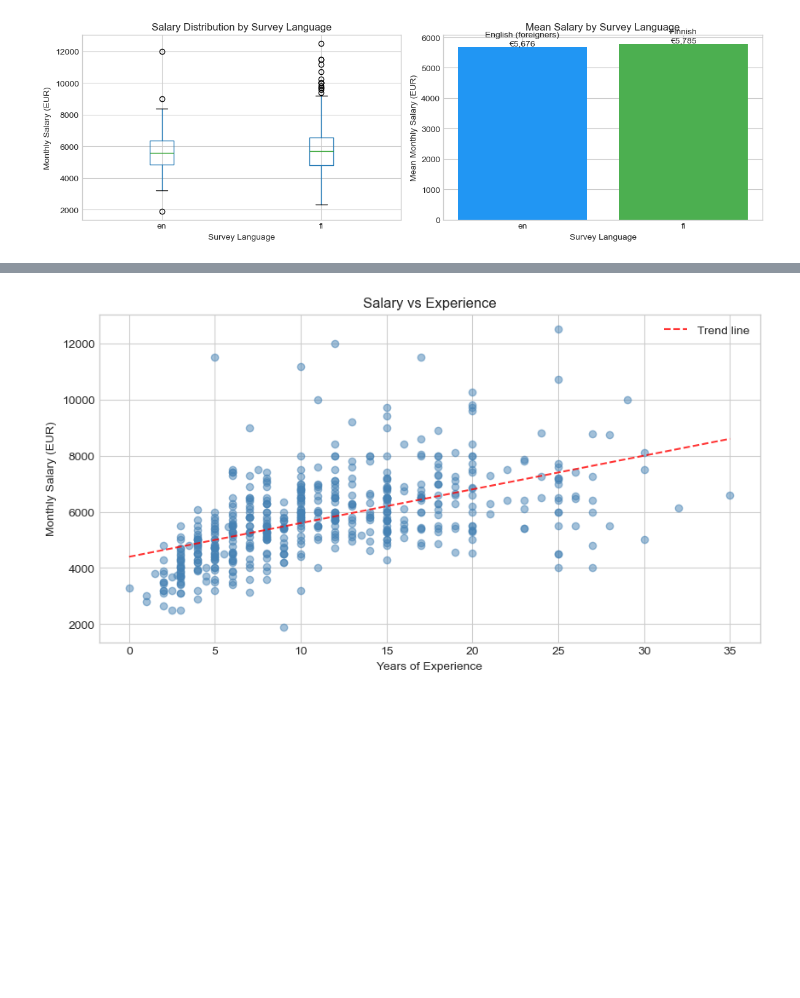
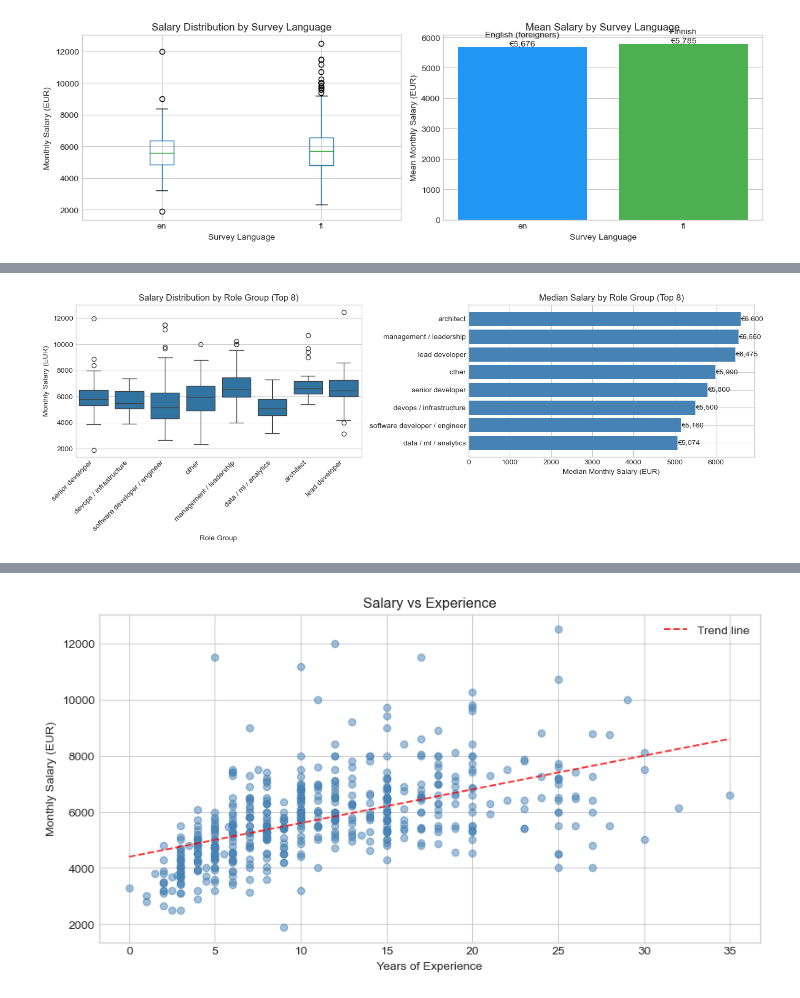
Before and after one commit to elarsaks/finnish-tech-salary-survey, a Jupyter notebook: data/finnish-tech-salary-survey-2024-ml-model.ipynb, the cells around one changed output, grey strips where cells are left out. Drawn from its saved outputs; the diff is of its cells as text; code cells hidden in the pictures; blank space fills up the shorter version.

```diff
--- a/data/finnish-tech-salary-survey-2024-ml-model.ipynb
+++ b/data/finnish-tech-salary-survey-2024-ml-model.ipynb
@@ -262,0 +273,26 @@ fi                 495       5785.0         5700.0   1499.0
+# %%
+# Salary by role group (top 8)
+top_roles = df['role_group'].value_counts().head(8).index
+df_role = df[df['role_group'].isin(top_roles)]
+
+fig, axes = plt.subplots(1, 2, figsize=(14, 5))
+
+# Box plot
+sns.boxplot(data=df_role, x='role_group', y='monthly_salary_eur', ax=axes[0])
+axes[0].set_title('Salary Distribution by Role Group (Top 8)')
+axes[0].set_xlabel('Role Group')
+axes[0].set_ylabel('Monthly Salary (EUR)')
+plt.setp(axes[0].get_xticklabels(), rotation=45, ha='right')
+
+# Median bar chart
+role_median = df_role.groupby('role_group')['monthly_salary_eur'].median().sort_values()
+axes[1].barh(role_median.index, role_median.values, color='steelblue')
+axes[1].set_title('Median Salary by Role Group (Top 8)')
+axes[1].set_xlabel('Median Monthly Salary (EUR)')
+for i, (role, val) in enumerate(role_median.items()):
+    axes[1].annotate(f"€{val:,.0f}", xy=(val, i), va='center', ha='left')
+
+plt.tight_layout()
+plt.show()
+# %% [output]
+[figure, added]
```
Also changed, not shown: parts of 3 cells of this notebook, 2 other files.
